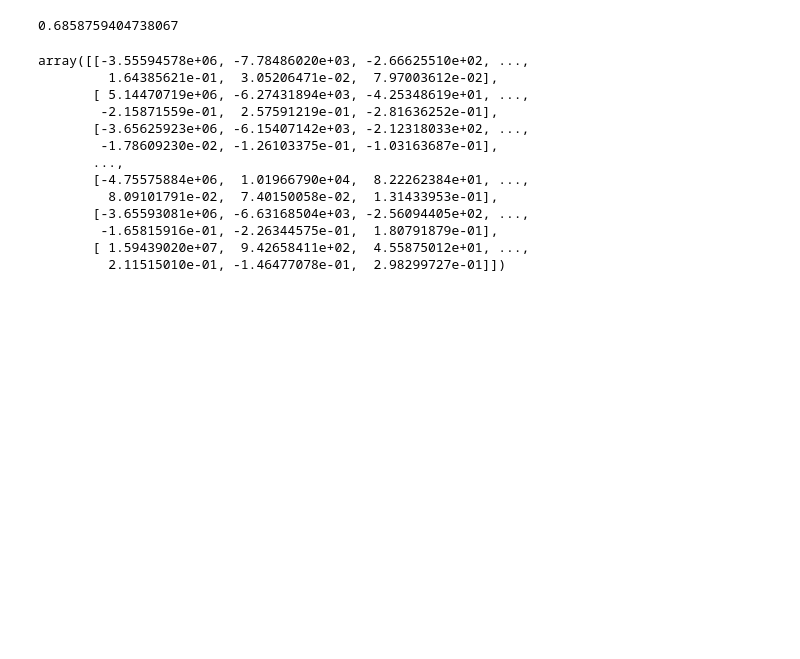
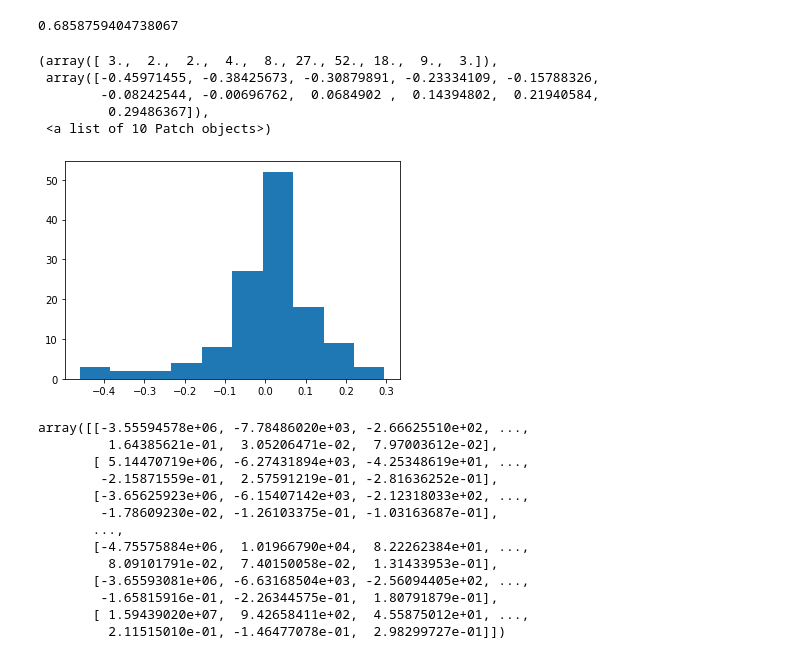
Before and after one commit to Denis-hap/pyda-9, a Jupyter notebook: Feature_Engineering_dz/14/HW_Kobe.ipynb, the cells around one changed output. Cells and saved outputs as stored; diff of their text form; code cells hidden in the pictures; blank space fills up the shorter version.

```diff
--- a/Feature_Engineering_dz/14/HW_Kobe.ipynb
+++ b/Feature_Engineering_dz/14/HW_Kobe.ipynb
@@ -161,6 +179,15 @@ rid.score(X_test, y_test)
 roc_auc_score( y_test, rid.predict(X_test))
 # %% [output]
 0.6858759404738067
+# %%
+plt.hist(rid.coef_.tolist())
+# %% [output]
+(array([ 3.,  2.,  2.,  4.,  8., 27., 52., 18.,  9.,  3.]),
+ array([-0.45971455, -0.38425673, -0.30879891, -0.23334109, -0.15788326,
+        -0.08242544, -0.00696762,  0.0684902 ,  0.14394802,  0.21940584,
+         0.29486367]),
+ <a list of 10 Patch objects>)
+[figure, added]
 # %%
 from sklearn.decomposition import PCA
 
```
Also changed, not shown: parts of 4 cells of this notebook.
